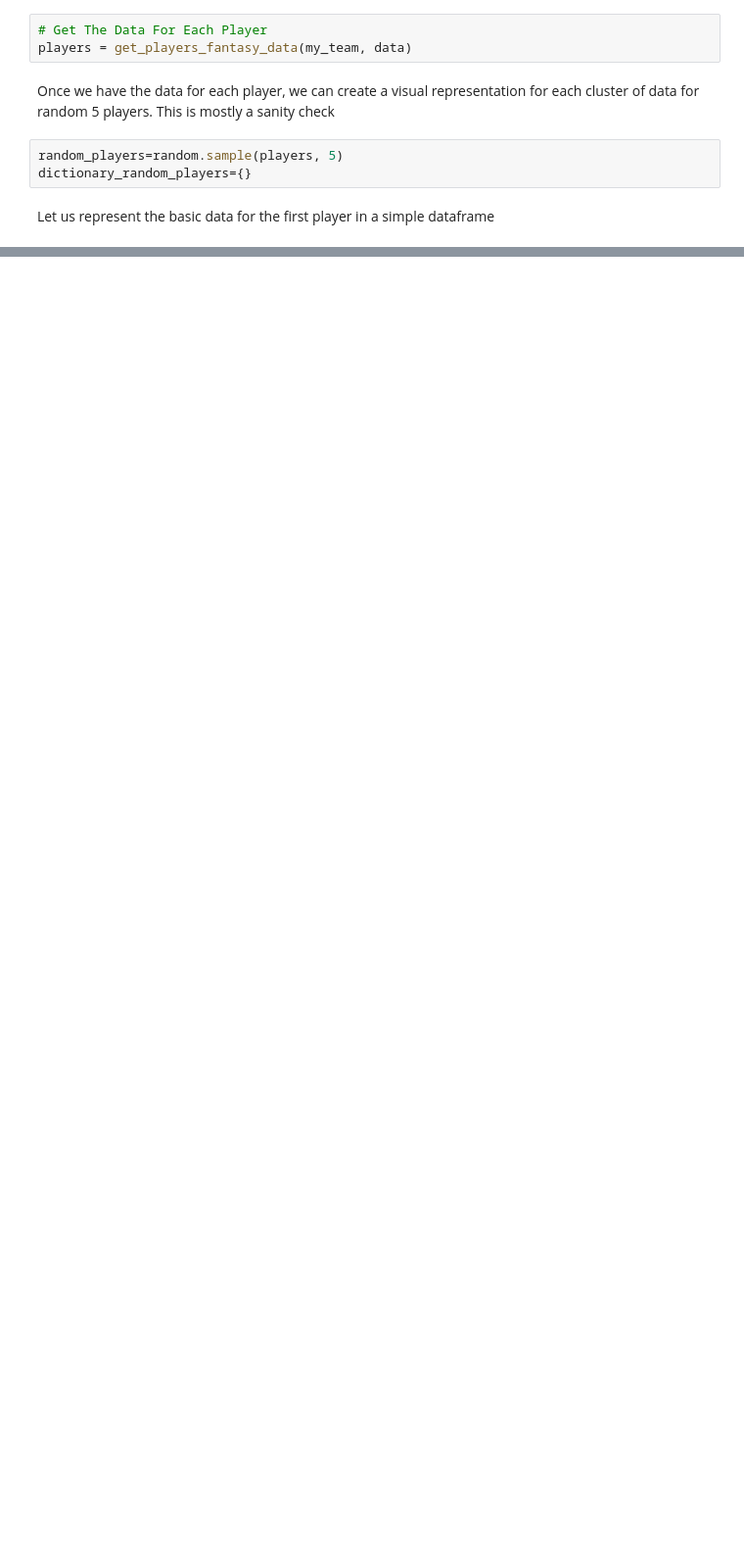
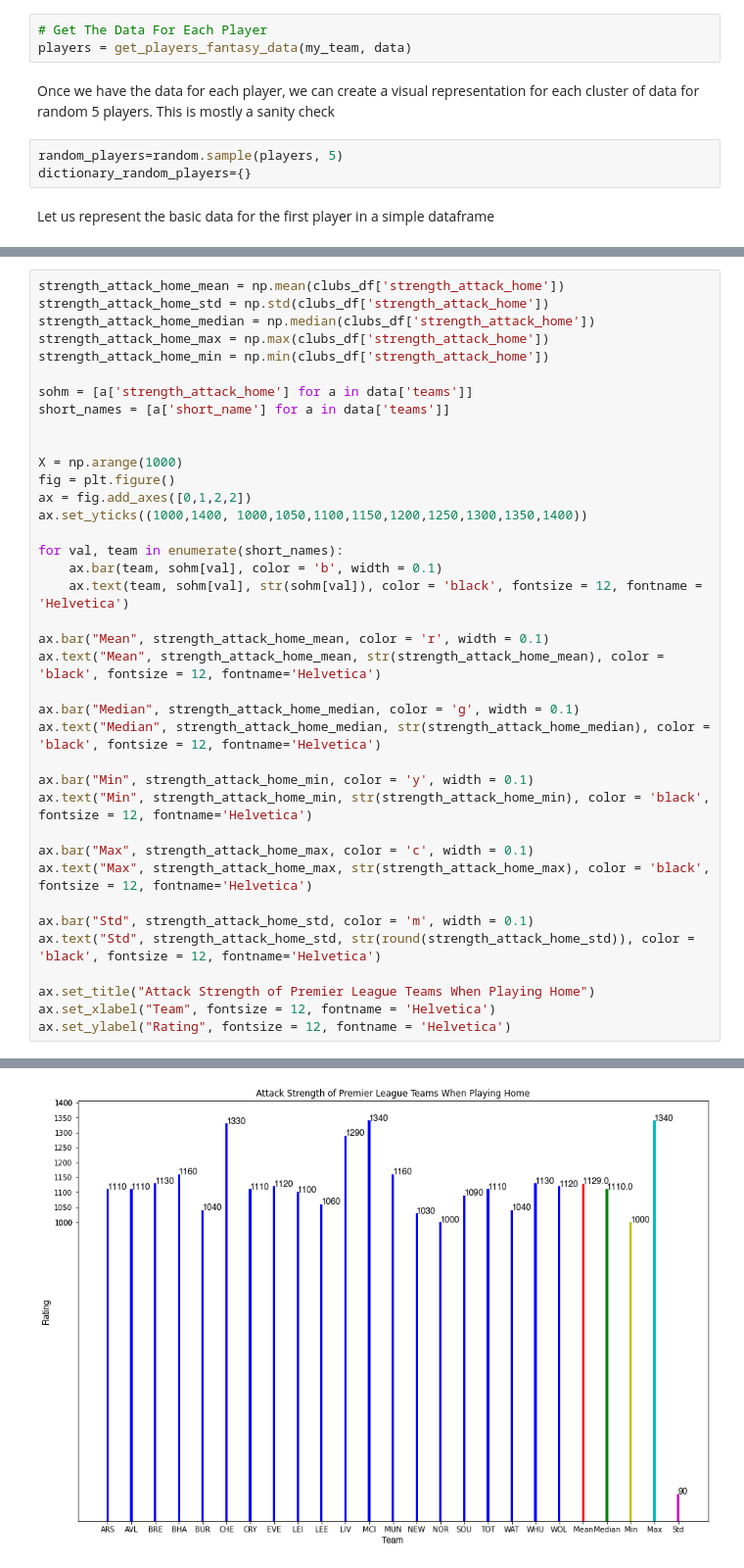
Before and after one commit to KhachDavid/fpl-team-predictor-model, a Jupyter notebook: notebook.ipynb, the cells around one changed output, grey strips where cells are left out. Shown at 98% size. Saved outputs shown, nothing was run; the diff lists cells and outputs as text; blank space fills up the shorter version.

```diff
--- a/notebook.ipynb
+++ b/notebook.ipynb
@@ -211,0 +499,39 @@ player_df
+# %%
+strength_attack_home_mean = np.mean(clubs_df['strength_attack_home'])
+strength_attack_home_std = np.std(clubs_df['strength_attack_home'])
+strength_attack_home_median = np.median(clubs_df['strength_attack_home'])
+strength_attack_home_max = np.max(clubs_df['strength_attack_home'])
+strength_attack_home_min = np.min(clubs_df['strength_attack_home'])
+
+sohm = [a['strength_attack_home'] for a in data['teams']]
+short_names = [a['short_name'] for a in data['teams']]
+
+
+X = np.arange(1000)
+fig = plt.figure()
+ax = fig.add_axes([0,1,2,2])
+ax.set_yticks((1000,1400, 1000,1050,1100,1150,1200,1250,1300,1350,1400))
+
+for val, team in enumerate(short_names):
+    ax.bar(team, sohm[val], color = 'b', width = 0.1)
+    ax.text(team, sohm[val], str(sohm[val]), color = 'black', fontsize = 12, fontname = 'Helvetica')
+
+ax.bar("Mean", strength_attack_home_mean, color = 'r', width = 0.1)
+ax.text("Mean", strength_attack_home_mean, str(strength_attack_home_mean), color = 'black', fontsize = 12, fontname='Helvetica')
+
+ax.bar("Median", strength_attack_home_median, color = 'g', width = 0.1)
+ax.text("Median", strength_attack_home_median, str(strength_attack_home_median), color = 'black', fontsize = 12, fontname='Helvetica')
+
+ax.bar("Min", strength_attack_home_min, color = 'y', width = 0.1)
+ax.text("Min", strength_attack_home_min, str(strength_attack_home_min), color = 'black', fontsize = 12, fontname='Helvetica')
+
+ax.bar("Max", strength_attack_home_max, color = 'c', width = 0.1)
+ax.text("Max", strength_attack_home_max, str(strength_attack_home_max), color = 'black', fontsize = 12, fontname='Helvetica')
+
+ax.bar("Std", strength_attack_home_std, color = 'm', width = 0.1)
+ax.text("Std", strength_attack_home_std, str(round(strength_attack_home_std)), color = 'black', fontsize = 12, fontname='Helvetica')
+
+ax.set_title("Attack Strength of Premier League Teams When Playing Home")
+ax.set_xlabel("Team", fontsize = 12, fontname = 'Helvetica')
+ax.set_ylabel("Rating", fontsize = 12, fontname = 'Helvetica')
+# %% [output]
@@ -211,0 +539 @@ player_df
+[figure, added]
```
Also changed, not shown: parts of 31 cells of this notebook, 7 other files.
